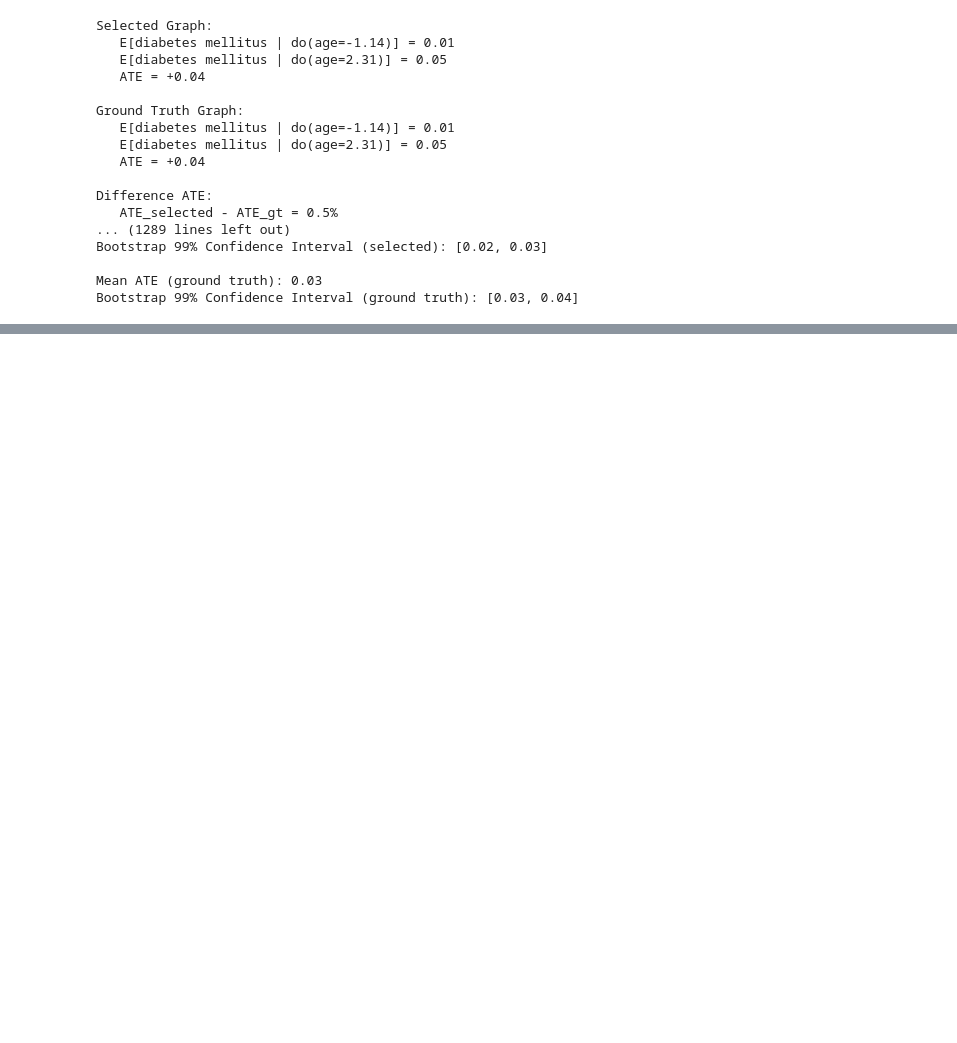
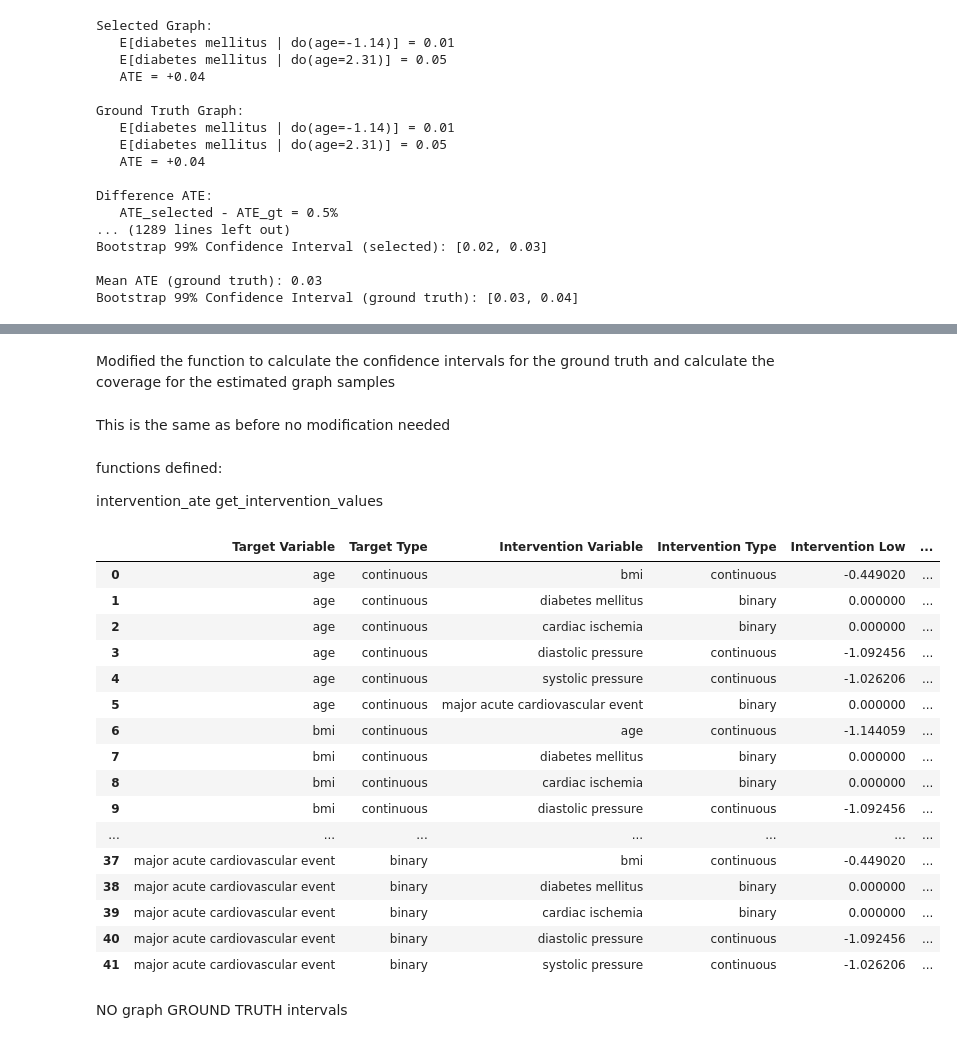
Before and after one commit to albamoleroo/causality_llms, a Jupyter notebook: docs/notebooks/causalnsf_alba_interventions_only.ipynb, the cells around one changed output, grey strips where cells are left out. Saved outputs shown, nothing was run; the diff lists cells and outputs as text; code cells hidden in the pictures; blank space fills up the shorter version.

```diff
--- a/docs/notebooks/causalnsf_alba_interventions_only.ipynb
+++ b/docs/notebooks/causalnsf_alba_interventions_only.ipynb
@@ -613,0 +1301,13 @@ Bootstrap 99% Confidence Interval (ground truth): [0.03, 0.04]
+# %%
+scaler= scaler_gt
+bmi_mean = scaler.mean_[1]
+bmi_std = np.sqrt(scaler.var_[1])
+
+intervention_var = 'bmi'
+intervention_index = gt_variables.index(intervention_var)
+
+intervention_values = [24.0, 30.0]  # BMI low vs high, obesity vs non obesity
+intervention_values = [float((val - bmi_mean) / bmi_std) for val in intervention_values]
+intervention_values
+
+outcome_var='systolic pressure'
@@ -613,0 +1348,11 @@ Bootstrap 99% Confidence Interval (ground truth): [0.03, 0.04]
+# %%
+# Create 100 references to the same no-graph model
+no_graph_models = []
+for i in range(100):
+    no_graph_models.append({
+        'flow_selected': flow_no_graph,
+        'variables': variables_no_graph,
+        'scaler': scaler_no_graph
+    })
+
+print(f"Created {len(no_graph_models)} no-graph model instances for sampling")
@@ -613,0 +1446,2 @@ Bootstrap 99% Confidence Interval (ground truth): [0.03, 0.04]
+# %% [markdown]
+Modified the function to calculate the confidence intervals for the ground truth and calculate the coverage for the estimated graph samples
@@ -613,0 +1547,7 @@ Bootstrap 99% Confidence Interval (ground truth): [0.03, 0.04]
+# %% [markdown]
+This is the same as before no modification needed
+# %% [markdown]
+functions defined:
+
+intervention_ate
+get_intervention_values
@@ -613,0 +1582,40 @@ Bootstrap 99% Confidence Interval (ground truth): [0.03, 0.04]
+# %%
+rows = []
+for target_var, interventions in all_targets_results_inverse.items():
+    for intervention_var, results in interventions.items():
+        rows.append({
+            'Target Variable': target_var,
+            'Target Type': 'continuous' if target_var in continuous_vars else 'binary',
+            'Intervention Variable': intervention_var,
+            'Intervention Type': results['variable_type'],
+            'Intervention Low': results['intervention_values'][0],
+            'Intervention High': results['intervention_values'][1],
+            'Coverage Gaussian 95%': results['coverage_gaussian_95'],
+            'Coverage Bootstrap 95%': results['coverage_bootstrap'],
+            'Valid Models': results['valid_models'],
+            'Skipped Models': results['skipped_models']
+        })
+
+# Create comprehensive DataFrame
+df_all_interventions = pd.DataFrame(rows)
+df_all_interventions
+# %% [output]
+|  | Target Variable | Target Type | Intervention Variable | Intervention Type | Intervention Low | ... |
+| 0 | age | continuous | bmi | continuous | -0.449020 | ... |
+| 1 | age | continuous | diabetes mellitus | binary | 0.000000 | ... |
+| 2 | age | continuous | cardiac ischemia | binary | 0.000000 | ... |
+| 3 | age | continuous | diastolic pressure | continuous | -1.092456 | ... |
+| 4 | age | continuous | systolic pressure | continuous | -1.026206 | ... |
+| 5 | age | continuous | major acute cardiovascular event | binary | 0.000000 | ... |
+| 6 | bmi | continuous | age | continuous | -1.144059 | ... |
+| 7 | bmi | continuous | diabetes mellitus | binary | 0.000000 | ... |
+| 8 | bmi | continuous | cardiac ischemia | binary | 0.000000 | ... |
+| 9 | bmi | continuous | diastolic pressure | continuous | -1.092456 | ... |
+| ... | ... | ... | ... | ... | ... | ... |
+| 37 | major acute cardiovascular event | binary | bmi | continuous | -0.449020 | ... |
+| 38 | major acute cardiovascular event | binary | diabetes mellitus | binary | 0.000000 | ... |
+| 39 | major acute cardiovascular event | binary | cardiac ischemia | binary | 0.000000 | ... |
+| 40 | major acute cardiovascular event | binary | diastolic pressure | continuous | -1.092456 | ... |
+| 41 | major acute cardiovascular event | binary | systolic pressure | continuous | -1.026206 | ... |
+# %% [markdown]
+NO graph GROUND TRUTH intervals
```
Also changed, not shown: parts of 47 cells of this notebook, 18 other files.
